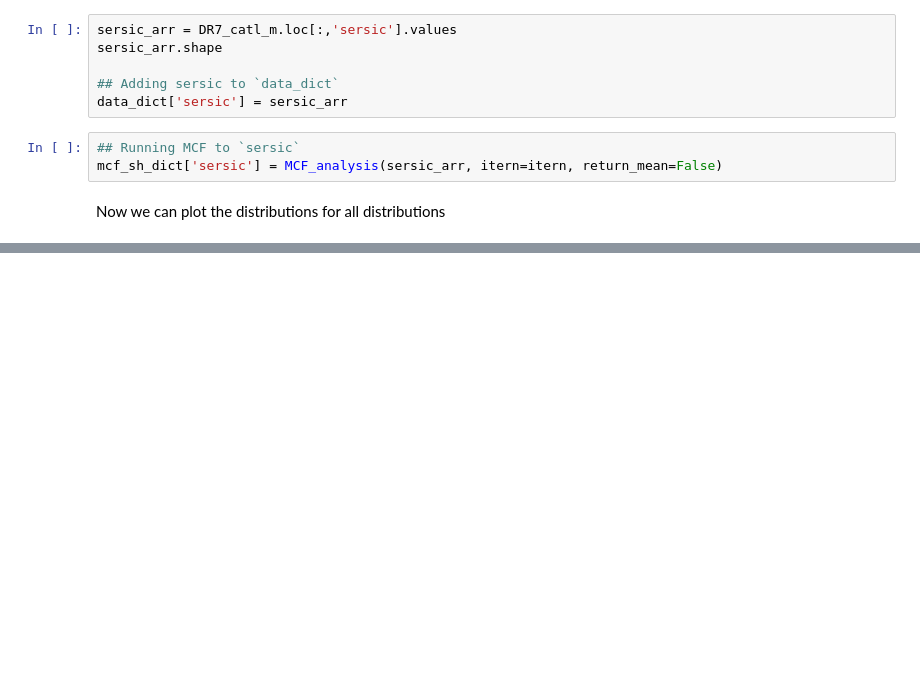
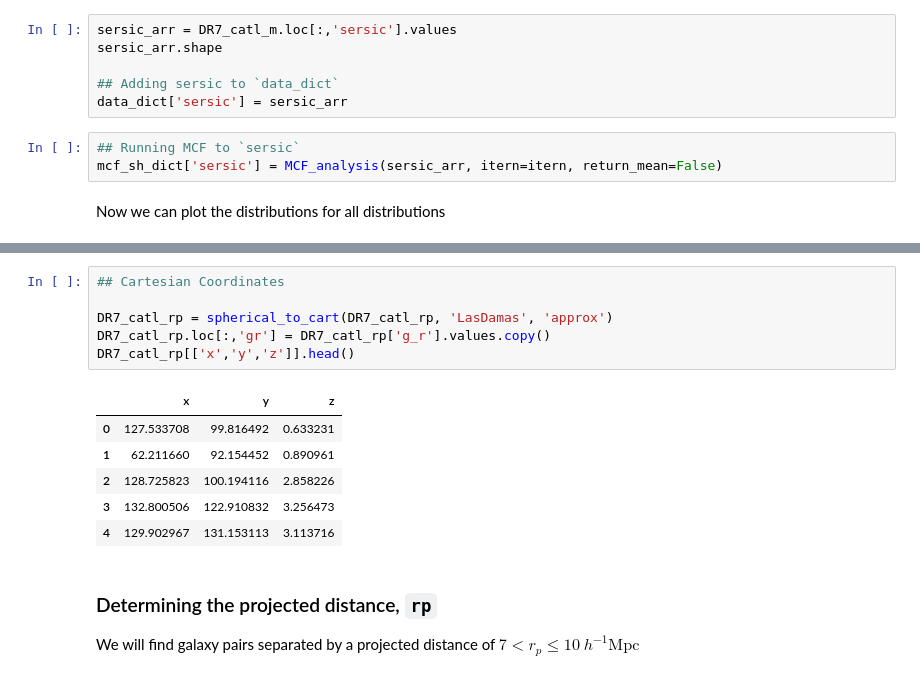
Before and after one commit to vcalderon2009/SDSS_Conformity_Analysis, a Jupyter notebook: notebooks/2.0-VC-Mark-Correlation-Function-Distributions-Testing.ipynb, the cells around one changed output, grey strips where cells are left out. Drawn from its saved outputs; the diff is of its cells as text; blank space fills up the shorter version.

```diff
--- a/notebooks/2.0-VC-Mark-Correlation-Function-Distributions-Testing.ipynb
+++ b/notebooks/2.0-VC-Mark-Correlation-Function-Distributions-Testing.ipynb
@@ -289,0 +421,17 @@ distr_plotting(mcf_sh_dict, fig_dir=fig_dir, savefig=True, name='Shuffles', shar
+# %%
+## Cartesian Coordinates
+
+DR7_catl_rp = spherical_to_cart(DR7_catl_rp, 'LasDamas', 'approx')
+DR7_catl_rp.loc[:,'gr'] = DR7_catl_rp['g_r'].values.copy()
+DR7_catl_rp[['x','y','z']].head()
+# %% [output]
+|  | x | y | z |
+| 0 | 127.533708 | 99.816492 | 0.633231 |
+| 1 | 62.211660 | 92.154452 | 0.890961 |
+| 2 | 128.725823 | 100.194116 | 2.858226 |
+| 3 | 132.800506 | 122.910832 | 3.256473 |
+| 4 | 129.902967 | 131.153113 | 3.113716 |
+# %% [markdown]
+### Determining the projected distance, `rp`
+
+We will find galaxy pairs separated by a projected distance of $7 < r_{p} \leq 10\ h^{-1}\textrm{Mpc}$
```
Also changed, not shown: parts of 28 cells of this notebook.
